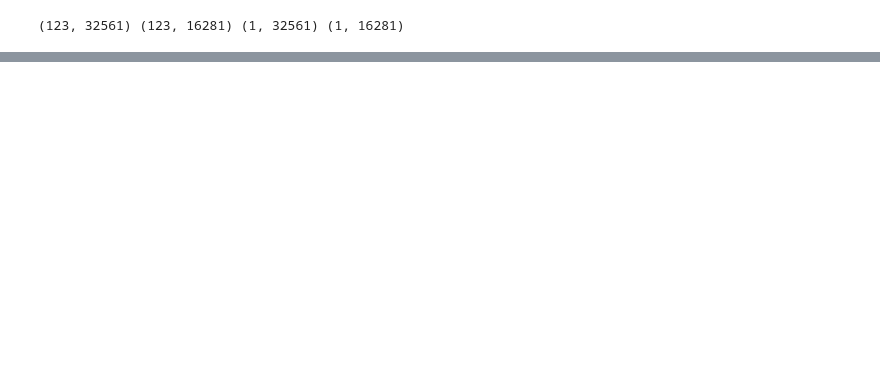
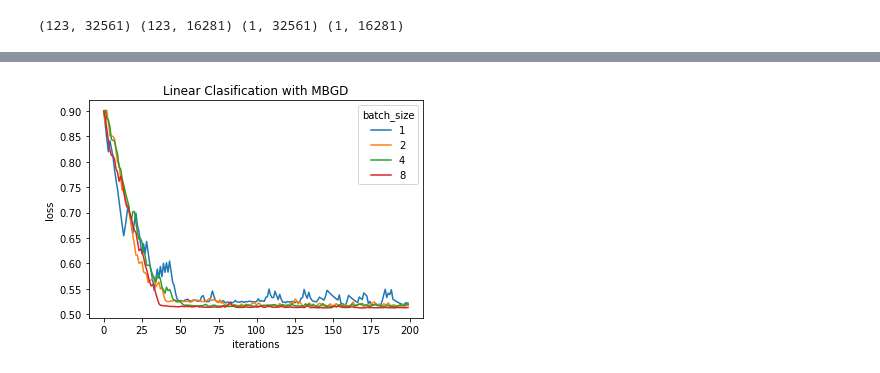
Before and after one commit to nopyhe/ML2017-lab-02, a Jupyter notebook: ClassificationExperiment.ipynb, the cells around one changed output, grey strips where cells are left out. Drawn from its saved outputs; the diff is of its cells as text; code cells hidden in the pictures; blank space fills up the shorter version.

```diff
--- a/ClassificationExperiment.ipynb
+++ b/ClassificationExperiment.ipynb
@@ -251,0 +249,22 @@ plt.show()
+# %%
+plt.plot(loss_batch_size_1, label='1')
+plt.plot(loss_batch_size_2, label='2')
+plt.plot(loss_batch_size_4 , label='4')
+plt.plot(loss_batch_size_8, label='8')
+# plt.plot(loss_batch_size_16, label='16')
+# plt.plot(loss_batch_size_256, label='256')
+# plt.plot(loss_batch_size_4096, label='4096')
+# plt.plot(GD_loss, label='MGD')
+# plt.plot(val_loss_log,'b', label = 'validation set')
+
+
+plt.legend(title='batch_size') # 图例
+# plt.axis([0,200,0.5,0.9])
+plt.ylabel('loss')
+plt.xlabel('iterations')
+# plt.yscale('log')
+plt.title('Linear Clasification with MBGD')
+# plt.show()
+plt.savefig('report/linear_classification_loss_with_different_batch_size.eps', format='eps', dpi=1000)
+# %% [output]
+[figure, added]
```
Also changed, not shown: parts of 6 cells of this notebook, 5 other files.
